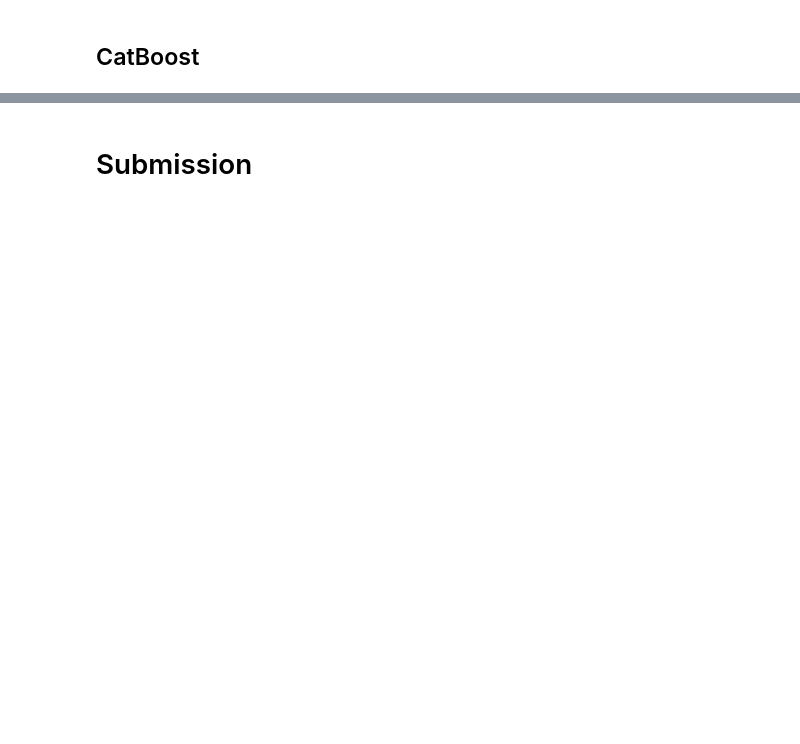
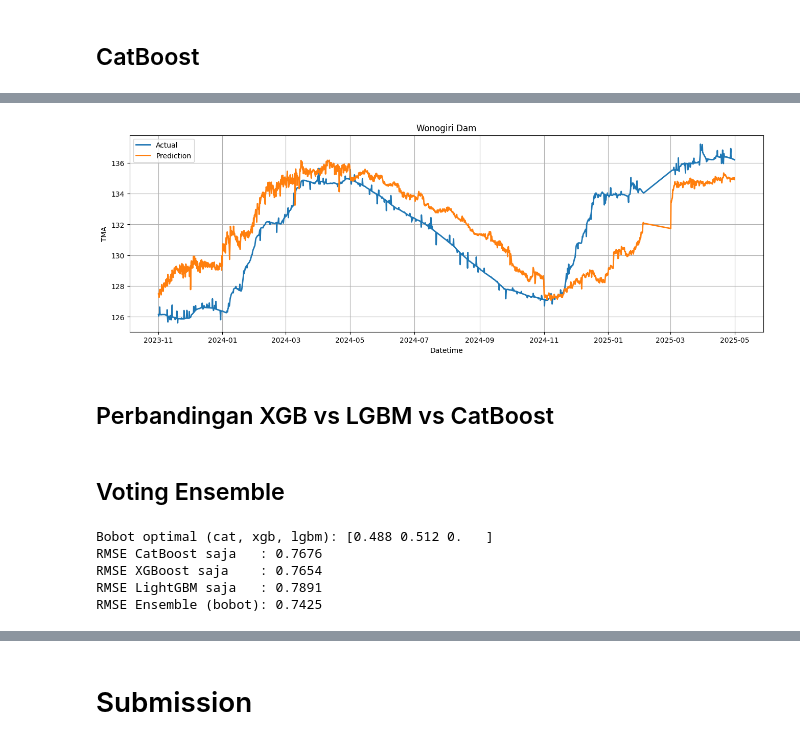
Before and after one commit to LeonArif/SSDS_Dikeri-Leon, a Jupyter notebook: leon/main.ipynb, the cells around one changed output, grey strips where cells are left out. Saved outputs shown, nothing was run; the diff lists cells and outputs as text; code cells hidden in the pictures; blank space fills up the shorter version.

```diff
--- a/leon/main.ipynb
+++ b/leon/main.ipynb
@@ -821,0 +999,32 @@ LightGBM           1.950196     5.9059 ± 3.0632
+# %%
+station = "Wonogiri Dam"
+
+plot_df = pred_df[pred_df["nama_pos"] == station].sort_values("datetime")
+
+plt.figure(figsize=(16,5))
+
+plt.plot(
+    plot_df["datetime"],
+    plot_df["tma_mdpl"],
+    label="Actual",
+    linewidth=2
+)
+
+plt.plot(
+    plot_df["datetime"],
+    plot_df["pred"],
+    label="Prediction",
+    linewidth=2
+)
+
+plt.title(station)
+plt.xlabel("Datetime")
+plt.ylabel("TMA")
+plt.legend()
+plt.grid(True)
+
+plt.show()
+# %% [output]
+[figure, added]
+# %% [markdown]
+## Perbandingan XGB vs LGBM vs CatBoost
@@ -821,0 +1044,30 @@ LightGBM           1.950196     5.9059 ± 3.0632
+# %% [markdown]
+## Voting Ensemble
+# %%
+# ===== 1. cari bobot optimal & evaluasi di val_set dulu =====
+def neg_rmse_weighted(weights, preds_list, y_true):
+    w = np.array(weights) / np.sum(weights)
+    blend = sum(w_i * p for w_i, p in zip(w, preds_list))
+    return np.sqrt(mean_squared_error(y_true, blend))
+
+preds_list_val = [pred_val_cat, pred_val_xgb, pred_val_lgbm]
+res = minimize(neg_rmse_weighted, x0=[1,1,1], args=(preds_list_val, val_set['tma_mdpl'].values),
+                method='Nelder-Mead', bounds=[(0,None)]*3)
+best_weights = np.array(res.x) / np.sum(res.x)
+print('Bobot optimal (cat, xgb, lgbm):', np.round(best_weights,3))
+
+pred_val_ensemble = (best_weights[0]*pred_val_cat +
+                      best_weights[1]*pred_val_xgb +
+                      best_weights[2]*pred_val_lgbm)
+
+rmse_val_ensemble = np.sqrt(mean_squared_error(val_set['tma_mdpl'], pred_val_ensemble))
+print(f'RMSE CatBoost saja   : {np.sqrt(mean_squared_error(val_set["tma_mdpl"], pred_val_cat)):.4f}')
+print(f'RMSE XGBoost saja    : {np.sqrt(mean_squared_error(val_set["tma_mdpl"], pred_val_xgb)):.4f}')
+print(f'RMSE LightGBM saja   : {np.sqrt(mean_squared_error(val_set["tma_mdpl"], pred_val_lgbm)):.4f}')
+print(f'RMSE Ensemble (bobot): {rmse_val_ensemble:.4f}')
+# %% [output]
+Bobot optimal (cat, xgb, lgbm): [0.488 0.512 0.   ]
+RMSE CatBoost saja   : 0.7676
+RMSE XGBoost saja    : 0.7654
+RMSE LightGBM saja   : 0.7891
+RMSE Ensemble (bobot): 0.7425
```
Also changed, not shown: parts of 132 cells of this notebook, 1 other file.
